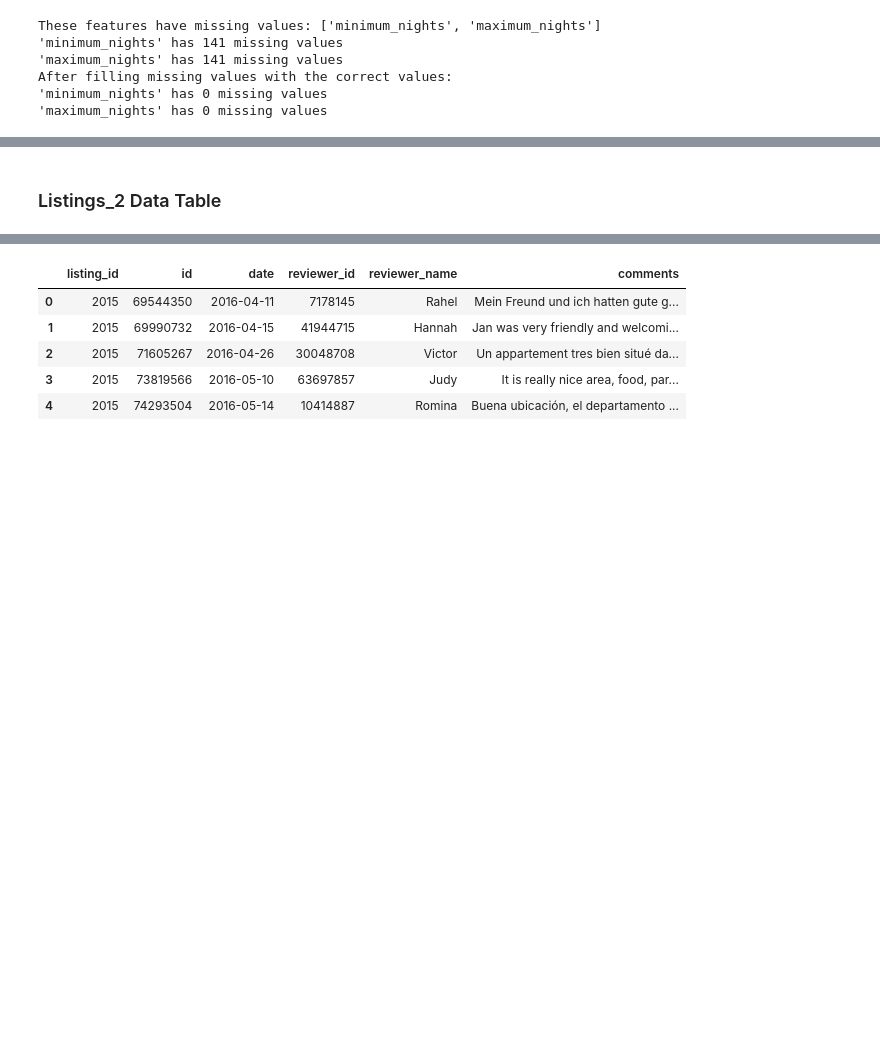
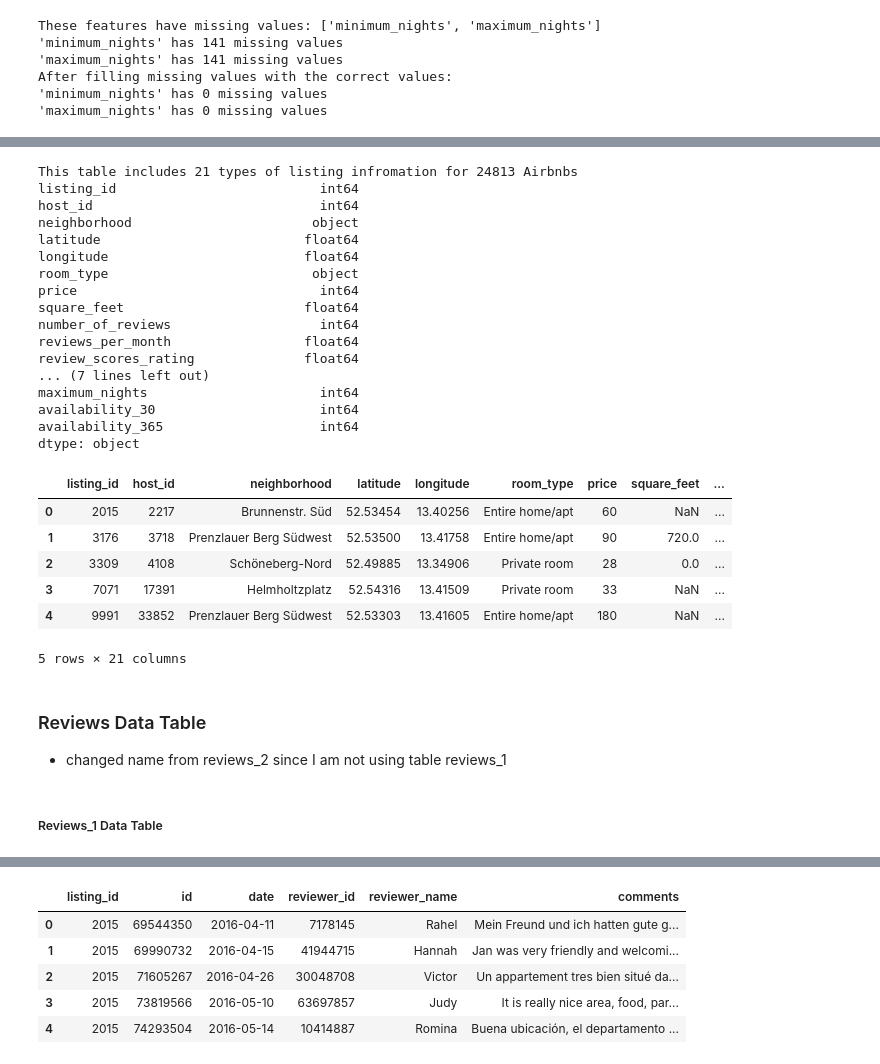
Before and after one commit to alexcerce/Berlin_Airbnb, a Jupyter notebook: Airbnb_Berlin_Main.ipynb, the cells around one changed output, grey strips where cells are left out. Drawn from its saved outputs; the diff is of its cells as text; code cells hidden in the pictures; blank space fills up the shorter version.

```diff
--- a/Airbnb_Berlin_Main.ipynb
+++ b/Airbnb_Berlin_Main.ipynb
@@ -164,3 +168,10 @@ listings1.head()
 | 2 | 3309 | BerlinSpot Schöneberg near KaDeWe | 4108 | Jana | Tempelhof - Schöneberg | Schöneberg-Nord | 52.49885 | 13.34906 | ... |
 | 3 | 7071 | BrightRoom with sunny greenview! | 17391 | BrightRoom | Pankow | Helmholtzplatz | 52.54316 | 13.41509 | ... |
 | 4 | 9991 | Geourgeous flat - outstanding views | 33852 | Philipp | Pankow | Prenzlauer Berg Südwest | 52.53303 | 13.41605 | ... |
+# %%
+#change col name id to listing_id
+listings1.rename(columns={'id':'listing_id','neighbourhood':'neighborhood'},inplace=True)
+#remove 'neighbourhood_group' this is already shown in neighborhood table, also remove last_review since I don't care when a listing was last_reviewed
+listings1.drop(['neighbourhood_group','last_review'],axis=1,inplace=True)
+
+print(listings1.dtypes)
@@ -166,0 +209,15 @@ listings1.head()
+# %%
+experiences_offered=listings2.loc[listings2['experiences_offered']!='none']
+print(len(experiences_offered),'Airbnbs offer and additional experience')   #therfore will remove this col
+
+listings2.rename(columns={'id':'listing_id','neighbourhood':'neighborhood'},inplace=True)
+listings2.drop(['scrape_id','last_scraped','experiences_offered','thumbnail_url','medium_url','picture_url','xl_picture_url','host_url','host_location','host_about','host_thumbnail_url','host_picture_url',
+                'host_neighbourhood','host_has_profile_pic','city','state','zipcode','market','smart_location','country_code','country','is_location_exact','minimum_minimum_nights','maximum_minimum_nights',
+                'minimum_maximum_nights','maximum_maximum_nights','minimum_nights_avg_ntm','maximum_nights_avg_ntm','calendar_last_scraped','number_of_reviews_ltm','first_review','last_review','review_scores_accuracy',
+                'review_scores_cleanliness','review_scores_checkin','review_scores_communication','review_scores_location','review_scores_value','requires_license','license','jurisdiction_names',
+                'require_guest_profile_picture','require_guest_phone_verification','calculated_host_listings_count_entire_homes','calculated_host_listings_count_private_rooms','calculated_host_listings_count_shared_rooms',
+                'street','neighbourhood_cleansed','neighbourhood_group_cleansed','host_total_listings_count','is_business_travel_ready','host_verifications','host_since','listing_url',
+                'host_id','host_listings_count','host_identity_verified','neighborhood','latitude','longitude','room_type', 'price', 'minimum_nights','last_review','reviews_per_month','number_of_reviews',
+                'calculated_host_listings_count'],axis=1,inplace=True)
+print(listings2.columns.values)
+#I have left only what I think may be useful
@@ -166,0 +266,15 @@ listings1.head()
+# %%
+listings=listings1
+listings2_important=['square_feet','review_scores_rating','host_is_superhost','accommodates','bathrooms','bedrooms','beds','maximum_nights','availability_30']
+for feature in listings2_important:
+    listings[feature]=listings2[feature]
+    listings2.drop([feature],axis=1,inplace=True)
+# %%
+#name and host_name will be removed and kept in listings2
+listings.drop(['name','host_name'],axis=1,inplace=True)
+#make superhost col boolean
+listings['host_is_superhost']=listings['host_is_superhost'].map(bool_map).astype('bool')
+#rearrange cols so that similar features are near each other
+listings_cols=listings.columns.tolist();lc=listings_cols
+listings_cols=lc[:7]+[lc[12]]+[lc[8]]+[lc[9]]+lc[13:19]+[lc[10]]+[lc[7]]+[lc[19]]+[lc[20]]+[lc[11]]
+listings=listings[listings_cols]
@@ -167,2 +300,34 @@ listings1.head()
+# %%
+print('This table includes',listings.shape[1],'types of listing infromation for',listings.shape[0],'Airbnbs')
+print(listings.dtypes)
+listings.head()
+# %% [output]
+This table includes 21 types of listing infromation for 24813 Airbnbs
+listing_id                          int64
+host_id                             int64
+neighborhood                       object
+latitude                          float64
+longitude                         float64
+room_type                          object
+price                               int64
+square_feet                       float64
+number_of_reviews                   int64
+reviews_per_month                 float64
+review_scores_rating              float64
+... (7 lines left out)
+maximum_nights                      int64
+availability_30                     int64
+availability_365                    int64
+dtype: object
+|  | listing_id | host_id | neighborhood | latitude | longitude | room_type | price | square_feet | ... |
+| 0 | 2015 | 2217 | Brunnenstr. Süd | 52.53454 | 13.40256 | Entire home/apt | 60 | NaN | ... |
+| 1 | 3176 | 3718 | Prenzlauer Berg Südwest | 52.53500 | 13.41758 | Entire home/apt | 90 | 720.0 | ... |
+| 2 | 3309 | 4108 | Schöneberg-Nord | 52.49885 | 13.34906 | Private room | 28 | 0.0 | ... |
+| 3 | 7071 | 17391 | Helmholtzplatz | 52.54316 | 13.41509 | Private room | 33 | NaN | ... |
+| 4 | 9991 | 33852 | Prenzlauer Berg Südwest | 52.53303 | 13.41605 | Entire home/apt | 180 | NaN | ... |
+5 rows × 21 columns
+# %% [markdown]
+### Reviews Data Table
+* changed name from reviews_2 since I am not using table reviews_1
 # %% [markdown]
-### Listings_2 Data Table
+##### Reviews_1 Data Table
```
Also changed, not shown: parts of 23 cells of this notebook.
